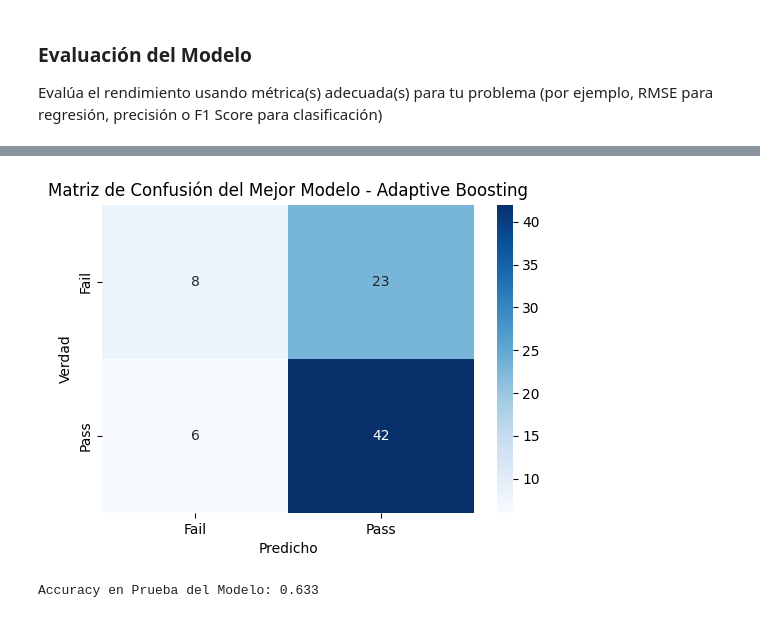
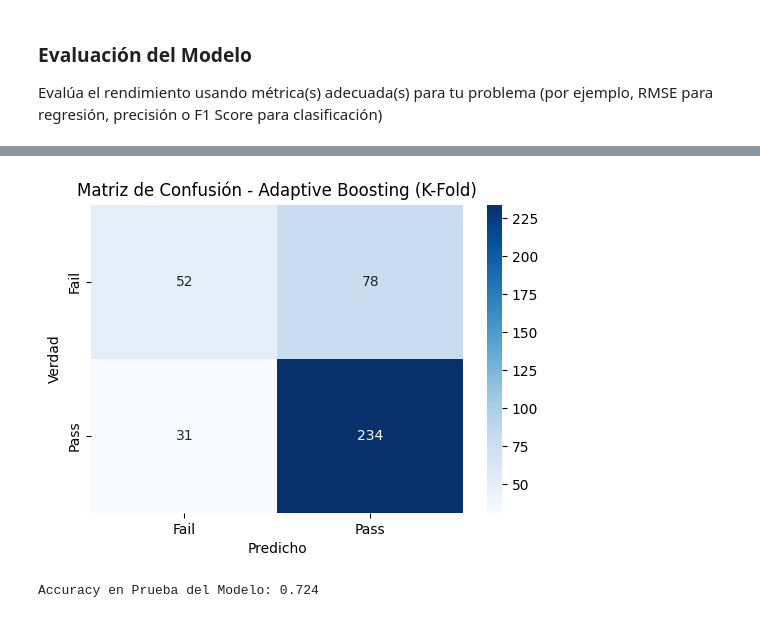
Before and after one commit to datasilvia/Academic_performance_case_study, a Jupyter notebook: ML_ANA.ipynb, the cells around one changed output, grey strips where cells are left out. Cells and saved outputs as stored; diff of their text form; code cells hidden in the pictures.

```diff
--- a/ML_ANA.ipynb
+++ b/ML_ANA.ipynb
@@ -215,9 +206,3 @@ rf_clf = RandomForestClassifier(n_estimators=100, random_state=42)  # n_estimato
 # n_estimators: The number of trees in the forest. More trees can lead to a better model, but
 # there's a trade-off with computational cost
 # random_state: Ensures reproducibility by fixing the random seed.
-
-# Fit the model to the training data
-rf_clf.fit(X_train, y_train)
-
-# Make predictions on the test data
-y_pred = rf_clf.predict(X_test)
@@ -224,5 +211,4 @@ y_pred = rf_clf.predict(X_test)
 # %%
-##Gradient boosting
 
 from sklearn.ensemble import GradientBoostingClassifier
 from sklearn.model_selection import train_test_split
@@ -231,12 +217,6 @@ from sklearn.metrics import accuracy_score
 # Initialize the Gradient Boosting Classifier
 gb_clf = GradientBoostingClassifier(n_estimators=100, learning_rate=0.1, random_state=42)
 
-# Fit the model to the training data
-gb_clf.fit(X_train, y_train)
-
-# Predict on the test data
-y_pred = gb_clf.predict(X_test)
-
 #n_estimators: Number of boosting stages (trees) to be built. More trees can improve
 # the model at the cost of computational time.
 #learning_rate: Determines the contribution of each tree. A smaller value typically
@@ -244,5 +226,4 @@ y_pred = gb_clf.predict(X_test)
 # %%
-##AdaptativeBoosting
 
 from sklearn.ensemble import AdaBoostClassifier
 from sklearn.tree import DecisionTreeClassifier
@@ -252,12 +233,6 @@ estimator = DecisionTreeClassifier(max_depth=1, random_state=42)
 
 # Initialize the AdaBoost Classifier
 ada_clf = AdaBoostClassifier(estimator=estimator, n_estimators=100, learning_rate=0.1, random_state=42)
-
-# Fit the model to the training data
-ada_clf.fit(X_train, y_train)
-
-# Predict on the test data
-y_pred = ada_clf.predict(X_test)
 # %% [markdown]
 ### Evaluación del Modelo
 
@@ -399,25 +346,45 @@ Precision: 0.738
 Recall: 0.720
 F1 Score: 0.726
 # %%
-best_model = AdaBoostClassifier(random_state=42)  # Ajusta los hiperparámetros si es necesario
-best_model.fit(X_train, y_train)
+from sklearn.metrics import confusion_matrix
 
-# Predecir en el conjunto de prueba
-y_pred = best_model.predict(X_test)
+# Inicializamos el clasificador
+modelo = AdaBoostClassifier(random_state=42)
 
-# Calcular la matriz de confusión
-cm = confusion_matrix(y_test, y_pred)
+# Configuramos K-Fold
+kf = KFold(n_splits=5, shuffle=True, random_state=42)
 
-# Visualizar la matriz de confusión
+# Crear arrays para almacenar las predicciones y valores reales
+y_pred_total = np.array([])
+y_real_total = np.array([])
+
+# Ejecutamos K-Fold
+for train_index, test_index in kf.split(X):
+    X_train, X_test = X.iloc[train_index], X.iloc[test_index]
+    y_train, y_test = y.iloc[train_index], y.iloc[test_index]
+
+    modelo.fit(X_train, y_train)
+    y_pred = modelo.predict(X_test)
+
+    # Almacenamos las predicciones y los valores reales
+    y_pred_total = np.concatenate([y_pred_total, y_pred])
+    y_real_total = np.concatenate([y_real_total, y_test])
+
+# Calculamos la matriz de confusión total
+cm = confusion_matrix(y_real_total, y_pred_total)
+
+# Visualizamos la matriz de confusión
+import seaborn as sns
+import matplotlib.pyplot as plt
+
 plt.figure(figsize=(6, 4))
 sns.heatmap(cm, annot=True, fmt='d', cmap='Blues', xticklabels=['Fail', 'Pass'], yticklabels=['Fail', 'Pass'])
-plt.title('Matriz de Confusión del Mejor Modelo - Adaptive Boosting')
+plt.title('Matriz de Confusión - Adaptive Boosting (K-Fold)')
 plt.xlabel('Predicho')
 plt.ylabel('Verdad')
 plt.show()
 
-# Mostrar la precisión del modelo en el conjunto de prueba
-print(f'Accuracy en Prueba del Modelo: {accuracy_score(y_test, y_pred):.3f}')
+print(f'Accuracy en Prueba del Modelo: {accuracy_score(y_real_total, y_pred_total):.3f}')
 # %% [output]
-[figure, old version]
+[figure, new version]
-Accuracy en Prueba del Modelo: 0.633
+Accuracy en Prueba del Modelo: 0.724
```
Also changed, not shown: parts of 11 cells of this notebook.
